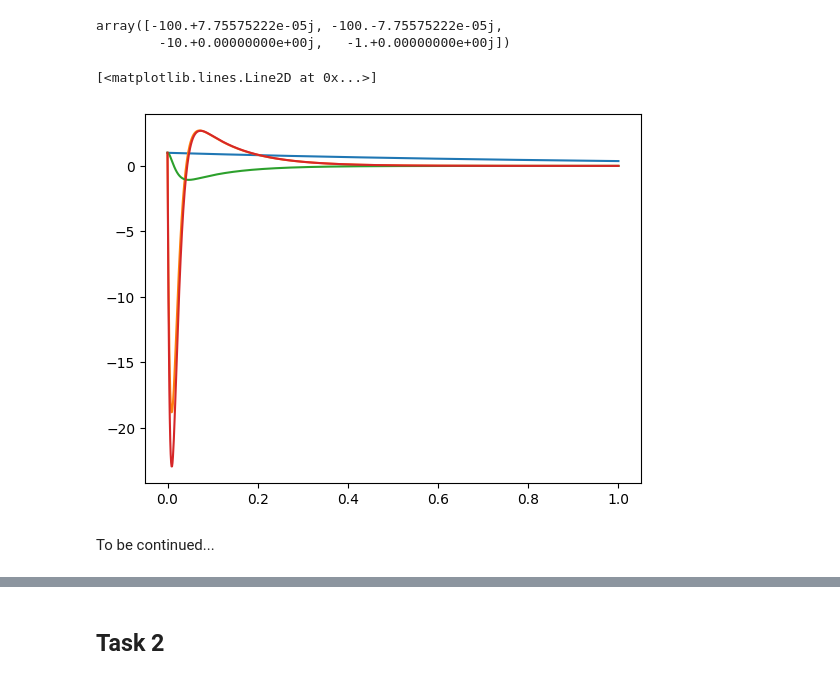
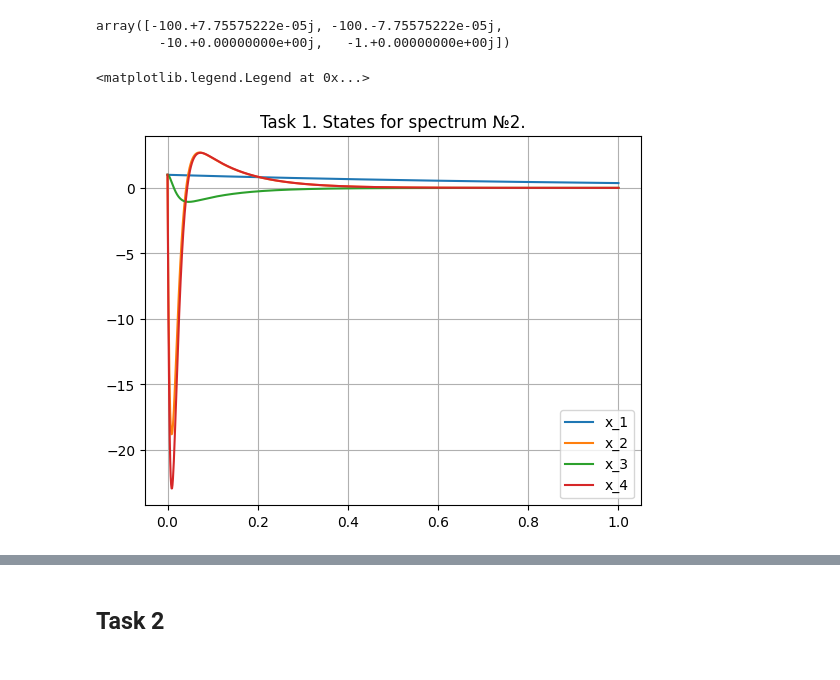
Before and after one commit to diuzhevVlad/control-theory-itmo-2023-2024, a Jupyter notebook: Lab8/Lab8.ipynb, the cells around one changed output, grey strips where cells are left out. Drawn from its saved outputs; the diff is of its cells as text; code cells hidden in the pictures.

```diff
--- a/Lab8/Lab8.ipynb
+++ b/Lab8/Lab8.ipynb
@@ -162,12 +166,13 @@ sys_2 = ctrl.ss(A + B@K_2,np.zeros((4,1)),np.zeros((1,4)),0)
 time_2 = np.linspace(0,1,int(1/dt))
 y_2 = ctrl.initial_response(sys_2,time_2,X0=np.ones((4,1)))
 # %%
-plt.plot(time_2,y_2.states[0,:])
-plt.plot(time_2,y_2.states[1,:])
-plt.plot(time_2,y_2.states[2,:])
-plt.plot(time_2,y_2.states[3,:])
+plt.plot(time_2,y_2.states[0,:],label="x_1")
+plt.plot(time_2,y_2.states[1,:],label="x_2")
+plt.plot(time_2,y_2.states[2,:],label="x_3")
+plt.plot(time_2,y_2.states[3,:],label="x_4")
+plt.title("Task 1. States for spectrum №2.")
+plt.grid()
+plt.legend()
 # %% [output]
-[<matplotlib.lines.Line2D at 0x...>]
+<matplotlib.legend.Legend at 0x...>
-[figure, old version]
+[figure, new version]
-# %% [markdown]
-To be continued...
```
Also changed, not shown: parts of 38 cells of this notebook.
